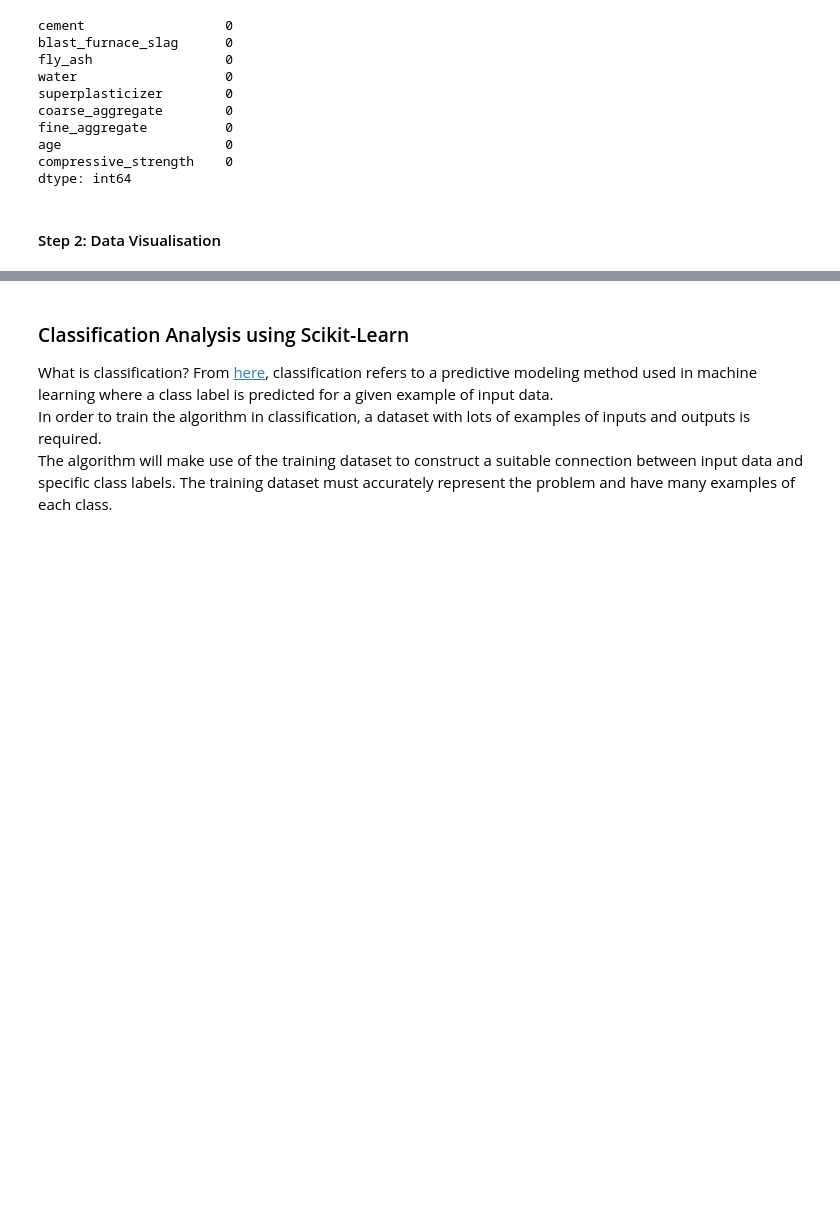
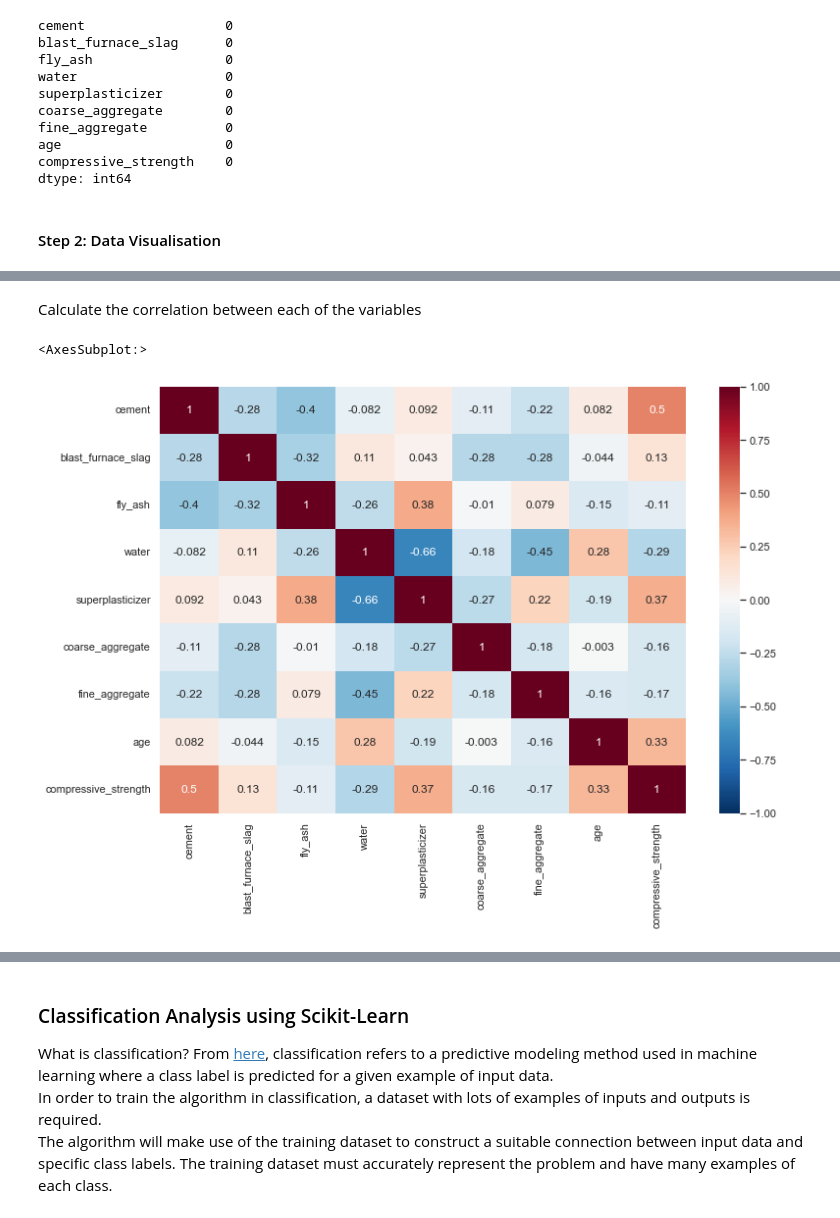
Before and after one commit to killfoley/ML-and-Stats, a Jupyter notebook: scikit-learn.ipynb, the cells around one changed output, grey strips where cells are left out. Cells and saved outputs as stored; diff of their text form; code cells hidden in the pictures; blank space fills up the shorter version.

```diff
--- a/scikit-learn.ipynb
+++ b/scikit-learn.ipynb
@@ -136,0 +156,9 @@ sns.histplot(data=df_concrete,x='compressive_strength',kde=True,ax=axes[2,2])
+# %% [markdown]
+Calculate the correlation between each of the variables
+# %%
+# plot the correlation of each variable to "quality"
+correlation = df_concrete.corr()
+sns.heatmap(correlation, annot=True, linewidths=0, vmin=-1, cmap="RdBu_r")
+# %% [output]
+<AxesSubplot:>
+[figure, added]
```
Also changed, not shown: parts of 42 cells of this notebook.
